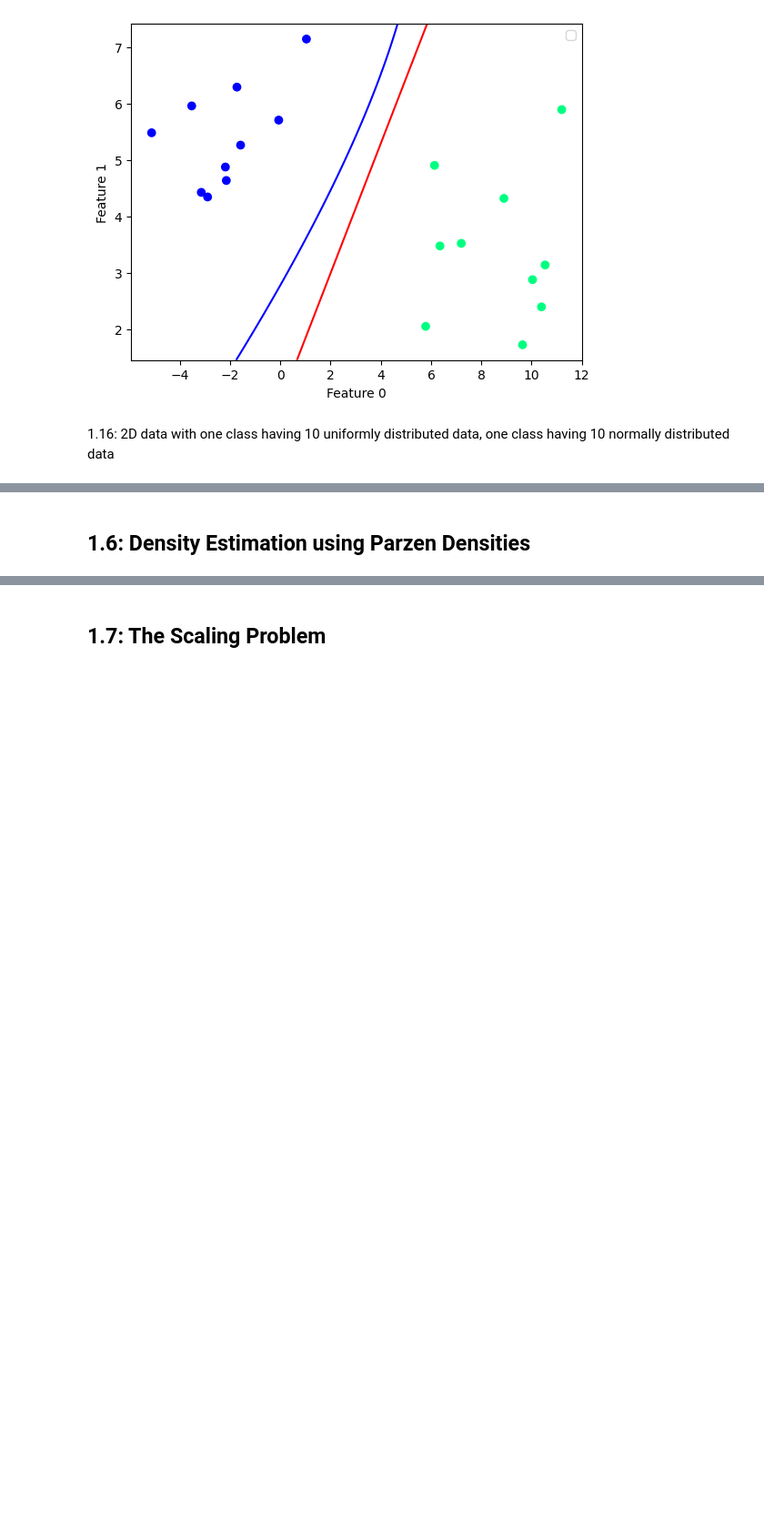
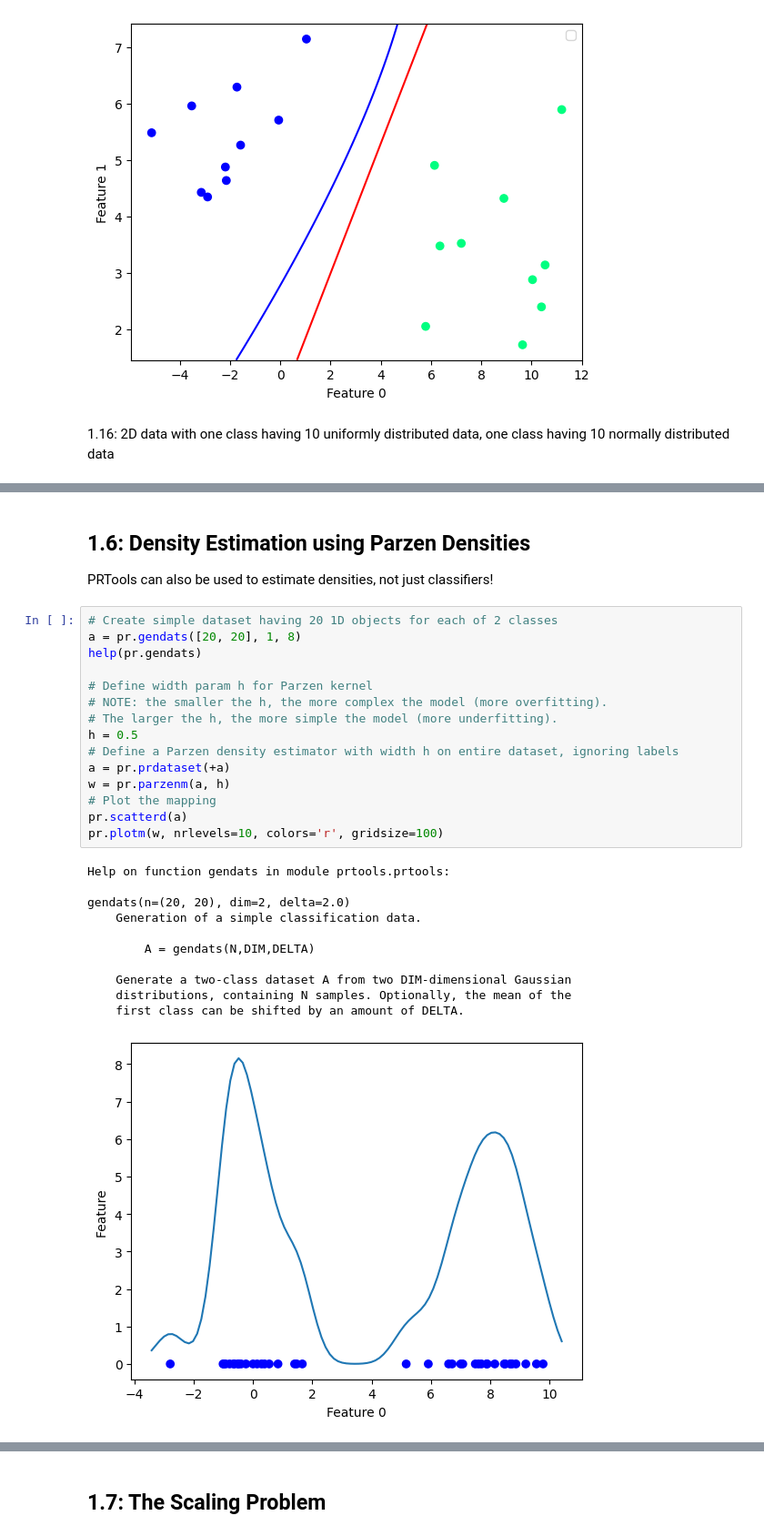
Before and after one commit to nadinekuo/MachineLearning1-Labs, a Jupyter notebook: 1-Basics-of-ML/1.1-decision-theory.ipynb, the cells around one changed output, grey strips where cells are left out. Shown at 91% size. Drawn from its saved outputs; the diff is of its cells as text; blank space fills up the shorter version.

```diff
--- a/1-Basics-of-ML/1.1-decision-theory.ipynb
+++ b/1-Basics-of-ML/1.1-decision-theory.ipynb
@@ -282,2 +267,31 @@ See: https://matplotlib.org/stable/users/explain/axes/legend_guide.html#controll
 # %% [markdown]
 ## 1.6: Density Estimation using Parzen Densities
+
+PRTools can also be used to estimate densities, not just classifiers!
+# %%
+# Create simple dataset having 20 1D objects for each of 2 classes
+a = pr.gendats([20, 20], 1, 8)
+help(pr.gendats)
+
+# Define width param h for Parzen kernel
+# NOTE: the smaller the h, the more complex the model (more overfitting).
+# The larger the h, the more simple the model (more underfitting).
+h = 0.5
+# Define a Parzen density estimator with width h on entire dataset, ignoring labels
+a = pr.prdataset(+a)
+w = pr.parzenm(a, h)
+# Plot the mapping
+pr.scatterd(a)
+pr.plotm(w, nrlevels=10, colors='r', gridsize=100)
+# %% [output]
+Help on function gendats in module prtools.prtools:
+
+gendats(n=(20, 20), dim=2, delta=2.0)
+    Generation of a simple classification data.
+
+        A = gendats(N,DIM,DELTA)
+
+    Generate a two-class dataset A from two DIM-dimensional Gaussian
+    distributions, containing N samples. Optionally, the mean of the
+    first class can be shifted by an amount of DELTA.
+[figure, added]
```
Also changed, not shown: parts of 3 cells of this notebook.
